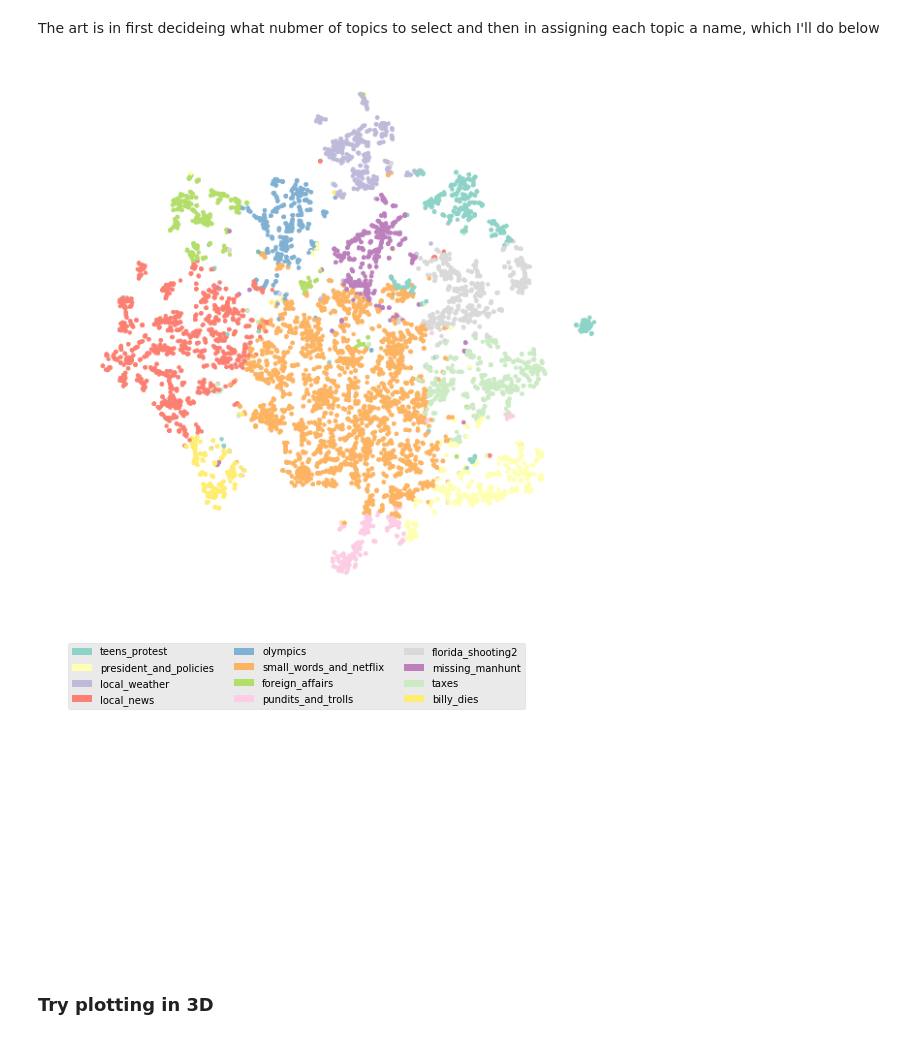
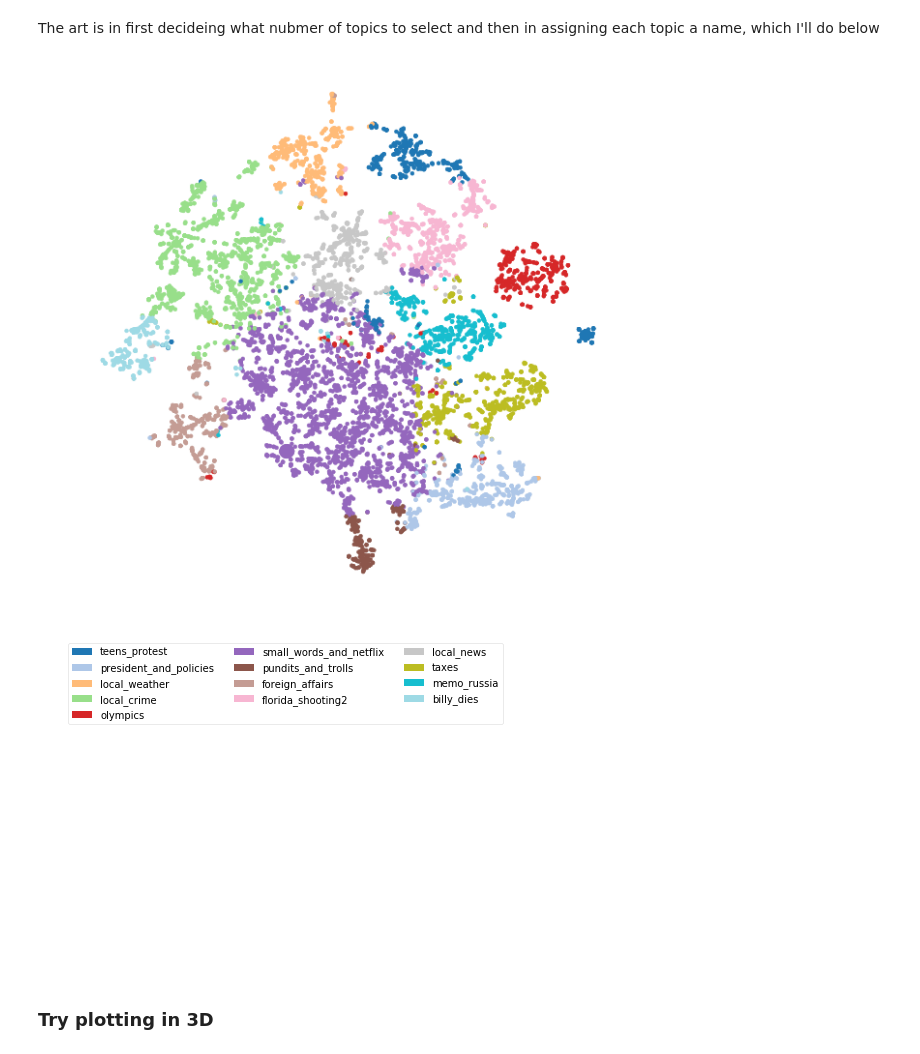
Before and after one commit to TifMoe/partisan-tweets, a Jupyter notebook: notebooks/Text_Processing.ipynb, the cells around one changed output. Drawn from its saved outputs; the diff is of its cells as text; code cells hidden in the pictures.

```diff
--- a/notebooks/Text_Processing.ipynb
+++ b/notebooks/Text_Processing.ipynb
@@ -319,7 +284,7 @@ realdonaldtrump s krassenstein edkrassen dwyer irdotnet nra iamororo know amp ne
 # %% [markdown]
 ## Try NMF
 # %%
-nmf = NMF(n_components=12, random_state=42)
+nmf = NMF(n_components=13, random_state=42)
 
 dtm_nmf = nmf.fit_transform(dtm)
 dtm_nmf = Normalizer(copy=False).fit_transform(dtm_nmf)
@@ -349,14 +314,15 @@ The art is in first decideing what nubmer of topics to select and then in assign
 topics = ['teens_protest',
           'president_and_policies',
           'local_weather',
-          'local_news',
+          'local_crime',
           'olympics',
           'small_words_and_netflix',
+          'pundits_and_trolls',
           'foreign_affairs',
-          'pundits_and_trolls',
           'florida_shooting2',
-          'missing_manhunt',
+          'local_news',
           'taxes',
+          'memo_russia',
           'billy_dies']
 # %%
 tsne = TSNE(random_state=3211)
@@ -369,32 +335,31 @@ from matplotlib import patches
 # %%
 ###code used to create the first plot for getting the colors
 plt.style.use('ggplot')
 
 fig, axs = plt.subplots(1,1, figsize=(10, 10), facecolor='w', edgecolor='k')
 fig.subplots_adjust(hspace = .1, wspace=.001)
 
 legend_list = []
 
 data = tsne_embedding
-scatter = plt.scatter(data=data,x='x',y='y',s=15,c=data['hue'],cmap="Set3")
+scatter = plt.scatter(data=data,x='x',y='y',s=15,c=data['hue'],cmap="tab20")
 plt.axis('off')
 plt.show()
 
 # Show legend - need to reformat
 colors = []
 for i in range(len(topics)):
     idx = np.where(data['hue']==i)[0][0]
     color = scatter.get_facecolors()[idx]
     colors.append(color)
     legend_list.append(patches.Ellipse((0, 0), 1, 1, fc=color))
 
-plt.figure(15, 3)
 plt.legend(legend_list,topics,loc=(0,1),ncol=3, facecolor="white")
 plt.axis('off')
 plt.show()
 # %% [output]
-[figure, old version]
+[figure, new version]
-[figure, old version]
+[figure, new version]
 # %% [markdown]
 ### Try plotting in 3D
 # %%
```
Also changed, not shown: parts of 21 cells of this notebook.
